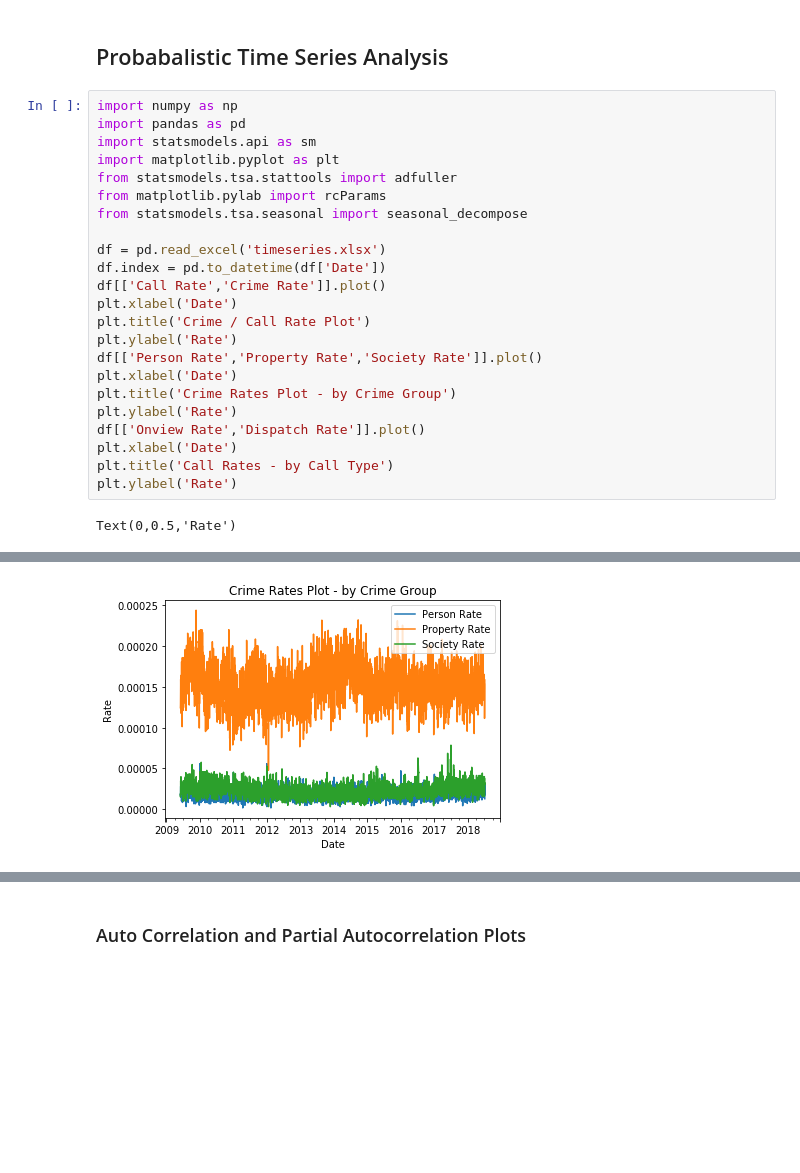
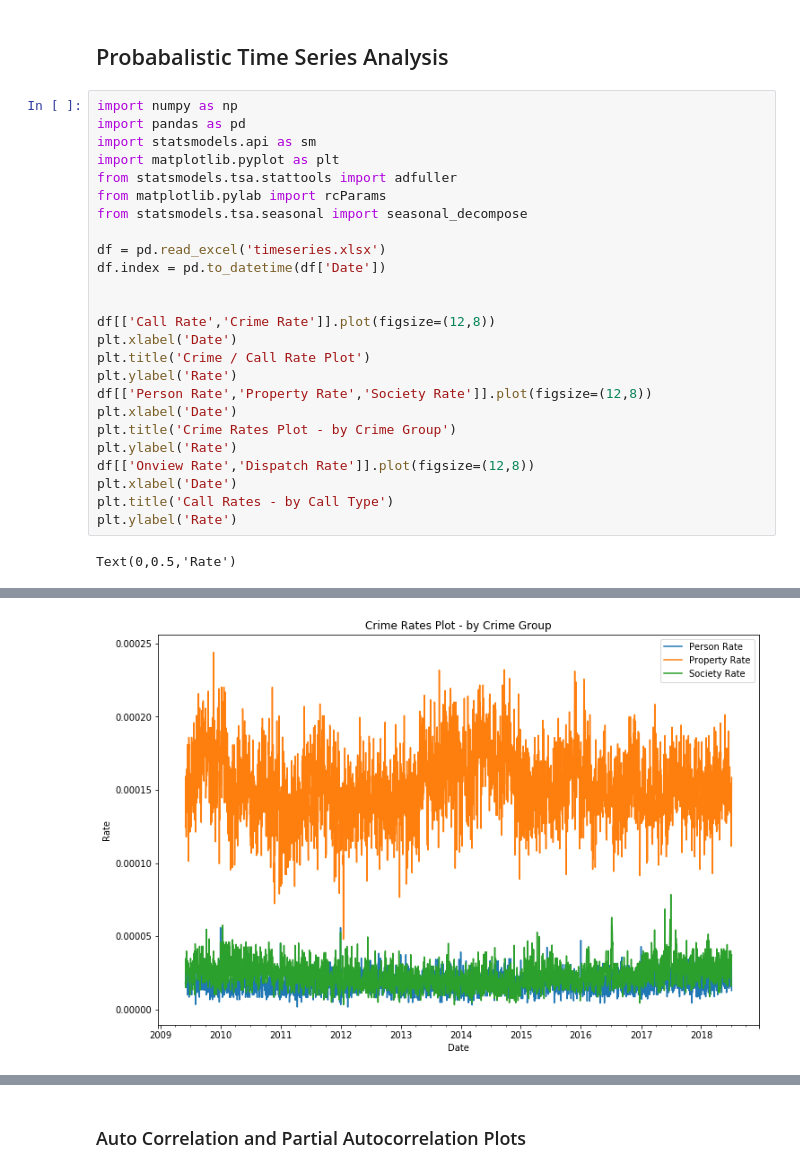
Before and after one commit to latherley/ARIMAX-NN, a Jupyter notebook: Time Series Analysis - Proactive Policing.ipynb, the cells around one changed output, grey strips where cells are left out. Drawn from its saved outputs; the diff is of its cells as text; blank space fills up the shorter version.

```diff
--- a/Time Series Analysis - Proactive Policing.ipynb
+++ b/Time Series Analysis - Proactive Policing.ipynb
@@ -17,15 +17,17 @@ from statsmodels.tsa.seasonal import seasonal_decompose
 
 df = pd.read_excel('timeseries.xlsx')
 df.index = pd.to_datetime(df['Date'])
-df[['Call Rate','Crime Rate']].plot()
+
+
+df[['Call Rate','Crime Rate']].plot(figsize=(12,8))
 plt.xlabel('Date')
 plt.title('Crime / Call Rate Plot')
 plt.ylabel('Rate')
-df[['Person Rate','Property Rate','Society Rate']].plot()
+df[['Person Rate','Property Rate','Society Rate']].plot(figsize=(12,8))
 plt.xlabel('Date')
 plt.title('Crime Rates Plot - by Crime Group')
 plt.ylabel('Rate')
-df[['Onview Rate','Dispatch Rate']].plot()
+df[['Onview Rate','Dispatch Rate']].plot(figsize=(12,8))
 plt.xlabel('Date')
 plt.title('Call Rates - by Call Type')
 plt.ylabel('Rate')
@@ -35 +37 @@ Text(0,0.5,'Rate')
-[figure, old version]
+[figure, new version]
```
Also changed, not shown: parts of 10 cells of this notebook.
